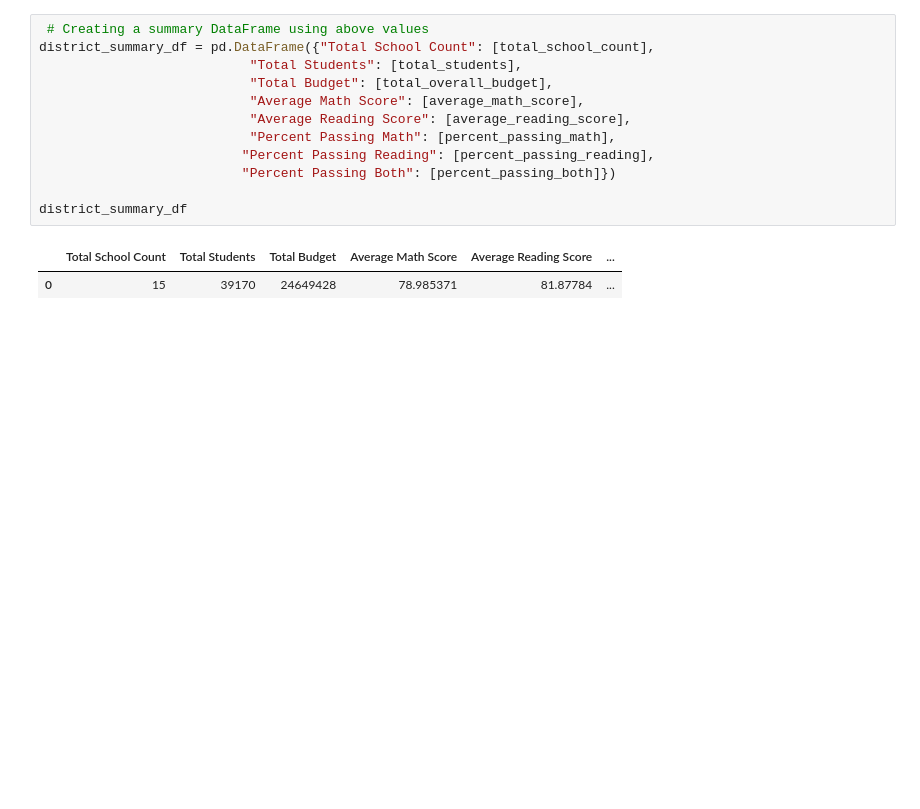
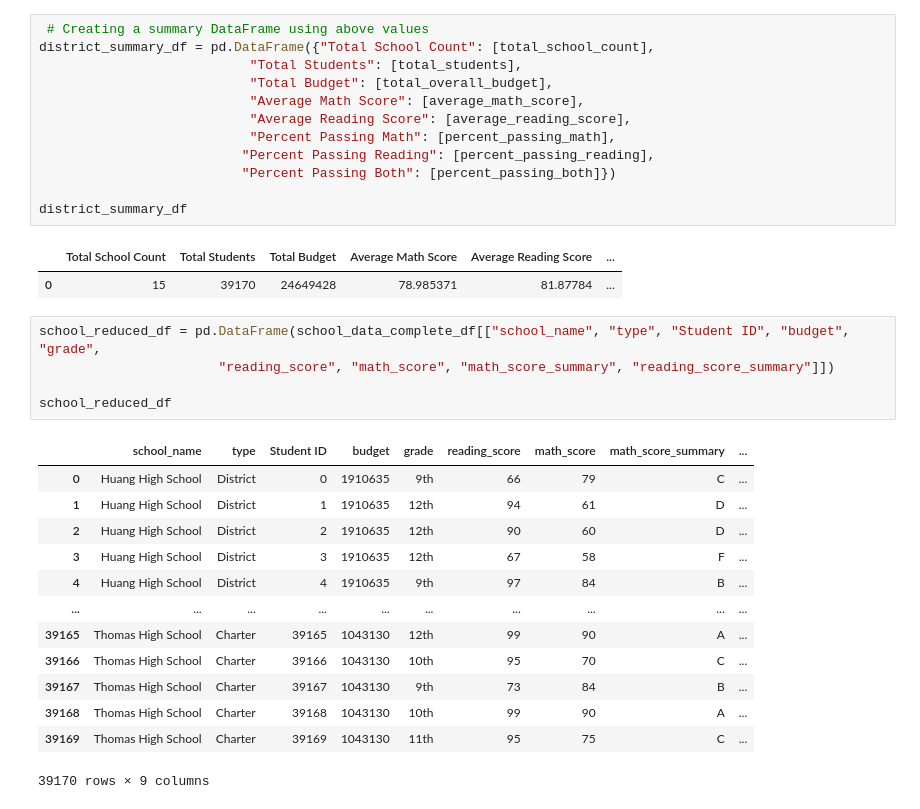
Before and after one commit to adammak1389/Pandas-Challenge, a Jupyter notebook: PyCitySchools/PyCitySchools.ipynb, the cells around one changed output. Saved outputs shown, nothing was run; the diff lists cells and outputs as text; blank space fills up the shorter version.

```diff
--- a/PyCitySchools/PyCitySchools.ipynb
+++ b/PyCitySchools/PyCitySchools.ipynb
@@ -173,3 +173,22 @@ district_summary_df
 # %% [output]
 |  | Total School Count | Total Students | Total Budget | Average Math Score | Average Reading Score | ... |
 | 0 | 15 | 39170 | 24649428 | 78.985371 | 81.87784 | ... |
+# %%
+school_reduced_df = pd.DataFrame(school_data_complete_df[["school_name", "type", "Student ID", "budget", "grade",
+                       "reading_score", "math_score", "math_score_summary", "reading_score_summary"]])
+
+school_reduced_df
+# %% [output]
+|  | school_name | type | Student ID | budget | grade | reading_score | math_score | math_score_summary | ... |
+| 0 | Huang High School | District | 0 | 1910635 | 9th | 66 | 79 | C | ... |
+| 1 | Huang High School | District | 1 | 1910635 | 12th | 94 | 61 | D | ... |
+| 2 | Huang High School | District | 2 | 1910635 | 12th | 90 | 60 | D | ... |
+| 3 | Huang High School | District | 3 | 1910635 | 12th | 67 | 58 | F | ... |
+| 4 | Huang High School | District | 4 | 1910635 | 9th | 97 | 84 | B | ... |
+| ... | ... | ... | ... | ... | ... | ... | ... | ... | ... |
+| 39165 | Thomas High School | Charter | 39165 | 1043130 | 12th | 99 | 90 | A | ... |
+| 39166 | Thomas High School | Charter | 39166 | 1043130 | 10th | 95 | 70 | C | ... |
+| 39167 | Thomas High School | Charter | 39167 | 1043130 | 9th | 73 | 84 | B | ... |
+| 39168 | Thomas High School | Charter | 39168 | 1043130 | 10th | 99 | 90 | A | ... |
+| 39169 | Thomas High School | Charter | 39169 | 1043130 | 11th | 95 | 75 | C | ... |
+39170 rows × 9 columns
```
Also changed, not shown: parts of 21 cells of this notebook.
